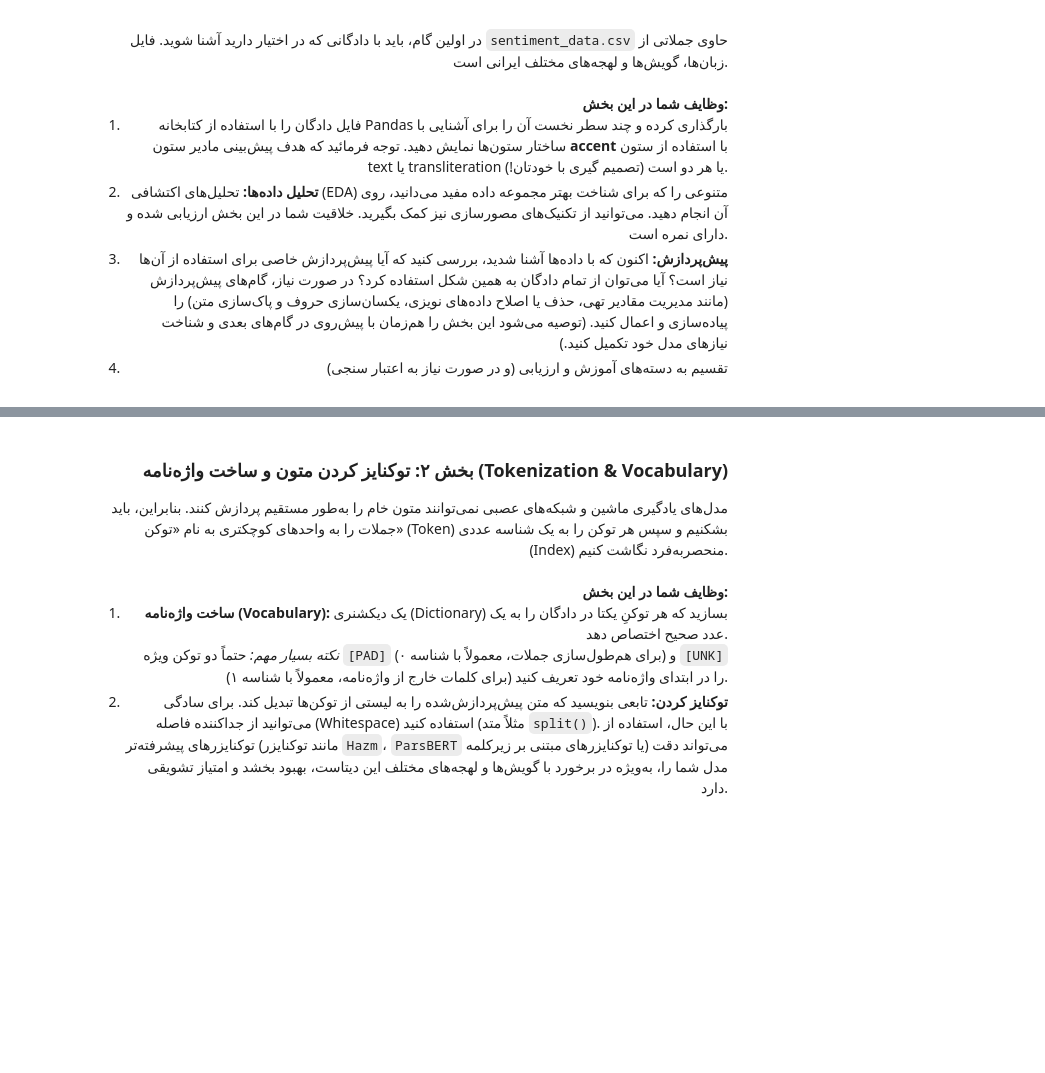
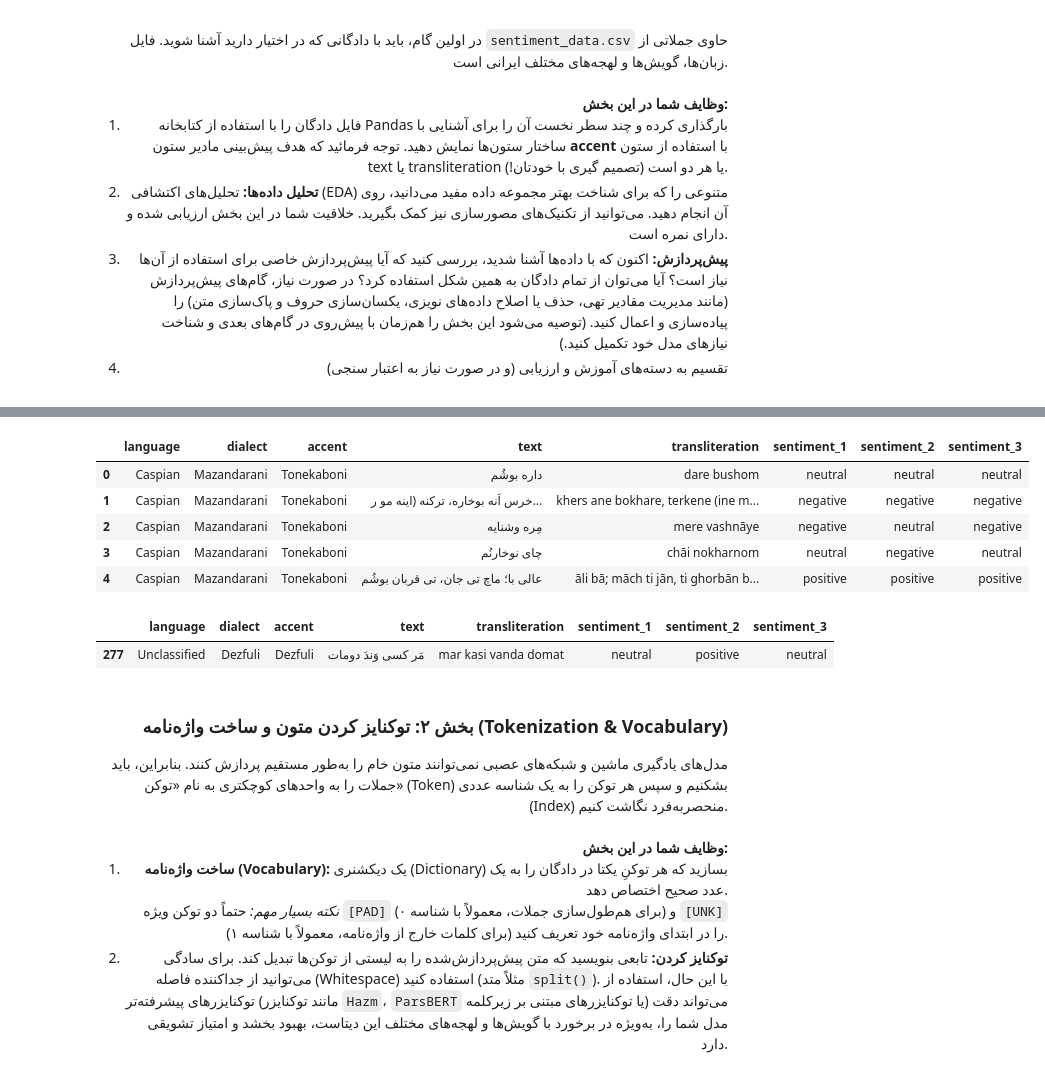
Before and after one commit to AmirhosseinRHT/Natural-Language-Processing-Projects, a Jupyter notebook: CA2/CA2.ipynb, the cells around one changed output, grey strips where cells are left out. Cells and saved outputs as stored; diff of their text form; code cells hidden in the pictures; blank space fills up the shorter version.

```diff
--- a/CA2/CA2.ipynb
+++ b/CA2/CA2.ipynb
@@ -71,3 +71,11 @@
     </li>
 </ol>
 </div>
+# %%
+import pandas as pd
+import numpy as np
+import matplotlib.pyplot as plt
+import seaborn as sns
+
+df =  pd.read_csv("sentiment_data.csv")
+df.describe()
@@ -74,17 +88,20 @@
+# %%
+df.head()
+# %% [output]
+|  | language | dialect | accent | text | transliteration | sentiment_1 | sentiment_2 | sentiment_3 |
+| 0 | Caspian | Mazandarani | Tonekaboni | داره بوشُم | dare bushom | neutral | neutral | neutral |
+| 1 | Caspian | Mazandarani | Tonekaboni | خرس اَنه بوخاره، ترکنه (اینه مو ر... | khers ane bokhare, terkene (ine m... | negative | negative | negative |
+| 2 | Caspian | Mazandarani | Tonekaboni | مِره وشنایه | mere vashnāye | negative | neutral | negative |
+| 3 | Caspian | Mazandarani | Tonekaboni | چای نوخارنُم | chāi nokharnom | neutral | negative | neutral |
+| 4 | Caspian | Mazandarani | Tonekaboni | عالی با؛ ماچ تی جان، تی قربان بوشُم | āli bā; māch ti jān, ti ghorbān b... | positive | positive | positive |
 # %%
-import pandas as pd
-import numpy as np
-import matplotlib.pyplot as plt
-# import seaborn as sns
-# import ...
+
 
 # ==========================================
 # Your answer BEGINS HERE
 # ==========================================
 
 # ۱. بارگذاری فایل sentiment_data.csv و نمایش سطرهای نخست
-df = None
-
 
 
 
@@ -102,6 +119,9 @@ df = None
 # ==========================================
 # Your answer ENDS HERE
 # ==========================================
+# %% [output]
+|  | language | dialect | accent | text | transliteration | sentiment_1 | sentiment_2 | sentiment_3 |
+| 277 | Unclassified | Dezfuli | Dezfuli | مَر كسی وَندَ دومات | mar kasi vanda domat | neutral | positive | neutral |
 # %% [markdown]
 ### <div dir="rtl" style="text-align: right; font-family: Vazir, Tahoma, sans-serif;">بخش ۲: توکنایز کردن متون و ساخت واژه‌نامه (Tokenization & Vocabulary)</div>
 
```
Also changed, not shown: parts of 2 cells of this notebook, 1 other file.
